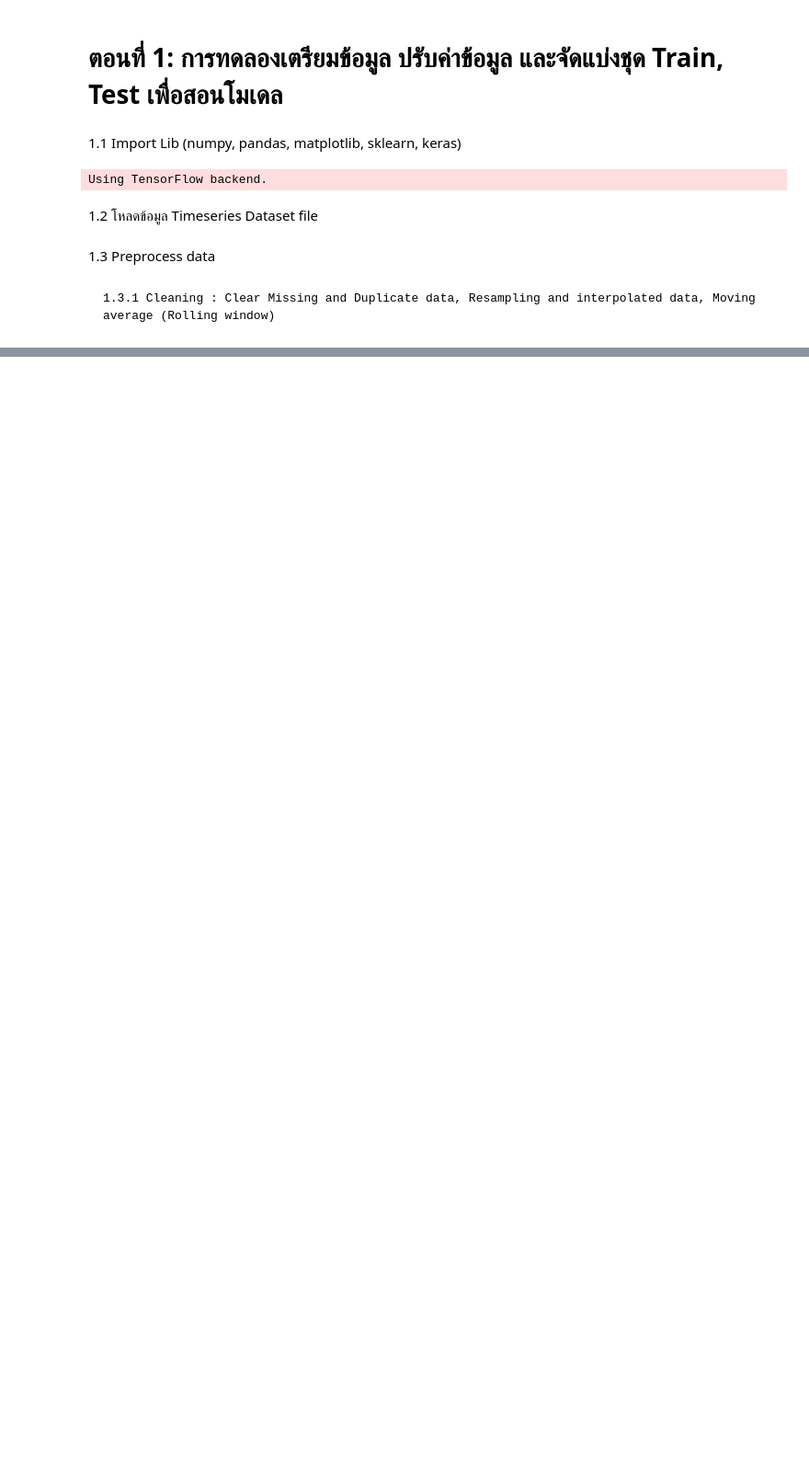
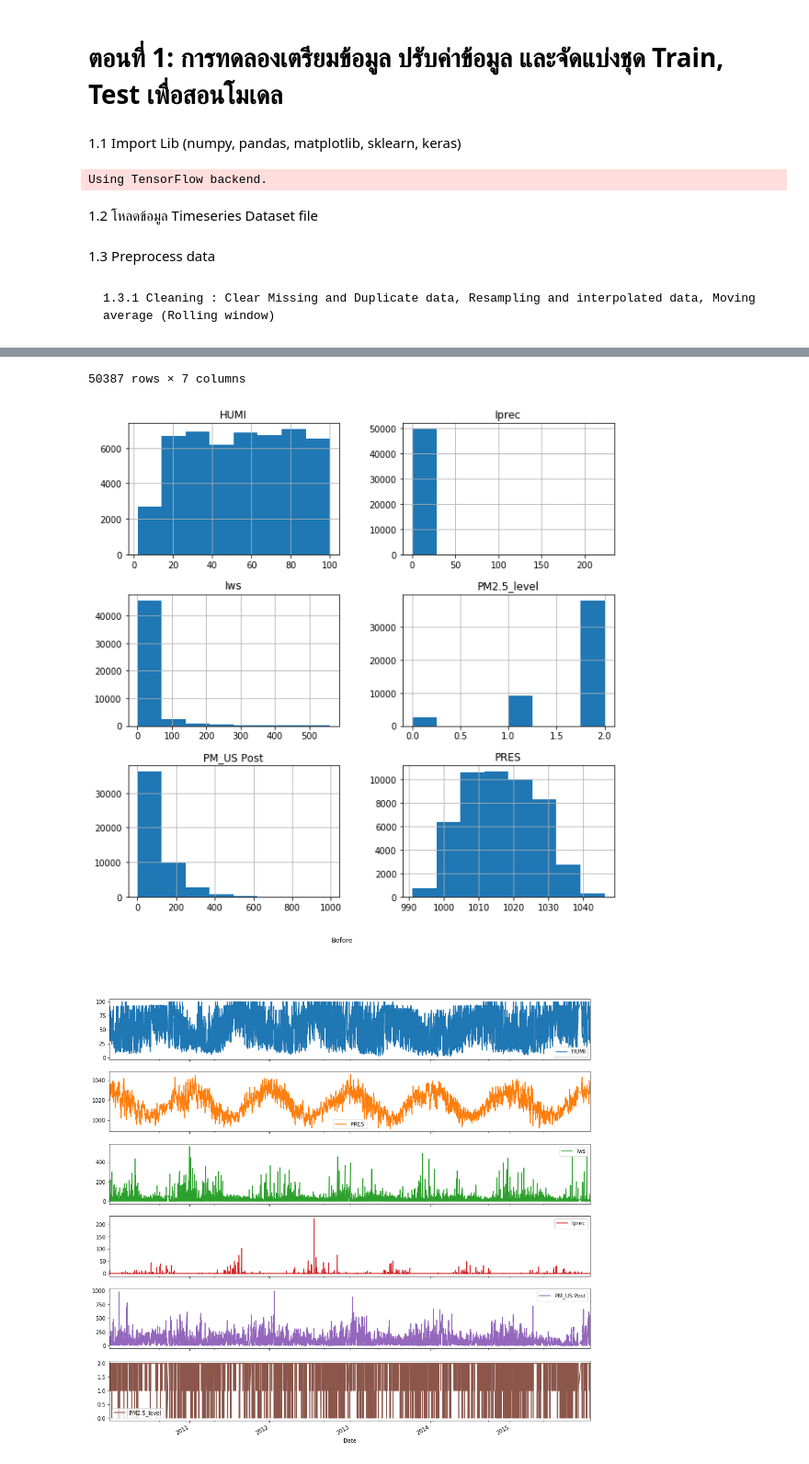
Before and after one commit to beamconan/ML, a Jupyter notebook: Lab 03/Lab 03.ipynb, the cells around one changed output, grey strips where cells are left out. Shown at 92% size. Saved outputs shown, nothing was run; the diff lists cells and outputs as text; code cells hidden in the pictures; blank space fills up the shorter version.

Commit message:
3.1 Preprocess data

```diff
--- a/Lab 03/Lab 03.ipynb
+++ b/Lab 03/Lab 03.ipynb
@@ -27,9 +39,32 @@ df_Shenyang = pd.read_csv('ShenyangPM20100101_20151231.csv')
+# %%
+def show_graph(msg,df,setX=True):
+    hist = df.hist(bins=8,figsize=(10,10))
+
+    axes = df.plot.line(x='Date',subplots=True, figsize=(16, 16),title=msg)
+
+    list_of_cmaps=['Blues','Greens','Reds','Purples']
+
+    g = sns.PairGrid(df ,hue='PM2.5_level', hue_kws={"cmap":list_of_cmaps},)
+    g.map_upper(plt.scatter)
+    g.map_lower(sns.kdeplot)
+    g.map_diag(sns.distplot)
+    g.add_legend()
 # %%
-def clear_missing_and_duplicate_data(df):
-    col=['year','month','day','hour','HUMI','PRES','Iws','Iprec','PM_US Post']
-    df = pd.DataFrame(df_data,columns=col)
+def before_cleaning(data):
+    start_col=['year','month','day','hour','HUMI','PRES','Iws','Iprec','PM_US Post']
+    df = pd.DataFrame(data,columns=start_col)
 
     df['Date'] = pd.to_datetime(df[['year','month','day','hour']])
+    df.sort_values('Date', inplace=True)
 
-    df = df[['Date','HUMI','PRES','Iws','Iprec','PM_US Post']]
-    df.sort_values('Date', inplace=True)
+    df.dropna(subset=['PM_US Post'],inplace=True) # drop pm 2.5 missing values
+    df['PM2.5_level'] = df.apply(lambda df:pm2_5_level(df),axis=1) # add col 'PM2.5_level'
+
+    df = df[['Date','HUMI','PRES','Iws','Iprec','PM_US Post','PM2.5_level']]
+    _df = df.copy()
+
+    _df.dropna(inplace=True)
+
+    show_graph(msg='Before',df=_df)
+
+    return df
@@ -35,0 +103,4 @@ def clear_missing_and_duplicate_data(df):
+# %%
+df1 = before_cleaning(data=df_Beijing)
+df1
+# %% [output]
@@ -35,0 +119,3 @@ def clear_missing_and_duplicate_data(df):
+50387 rows × 7 columns
+[figure, added]
+[figure, added]
```
Also changed, not shown: parts of 17 cells of this notebook.
